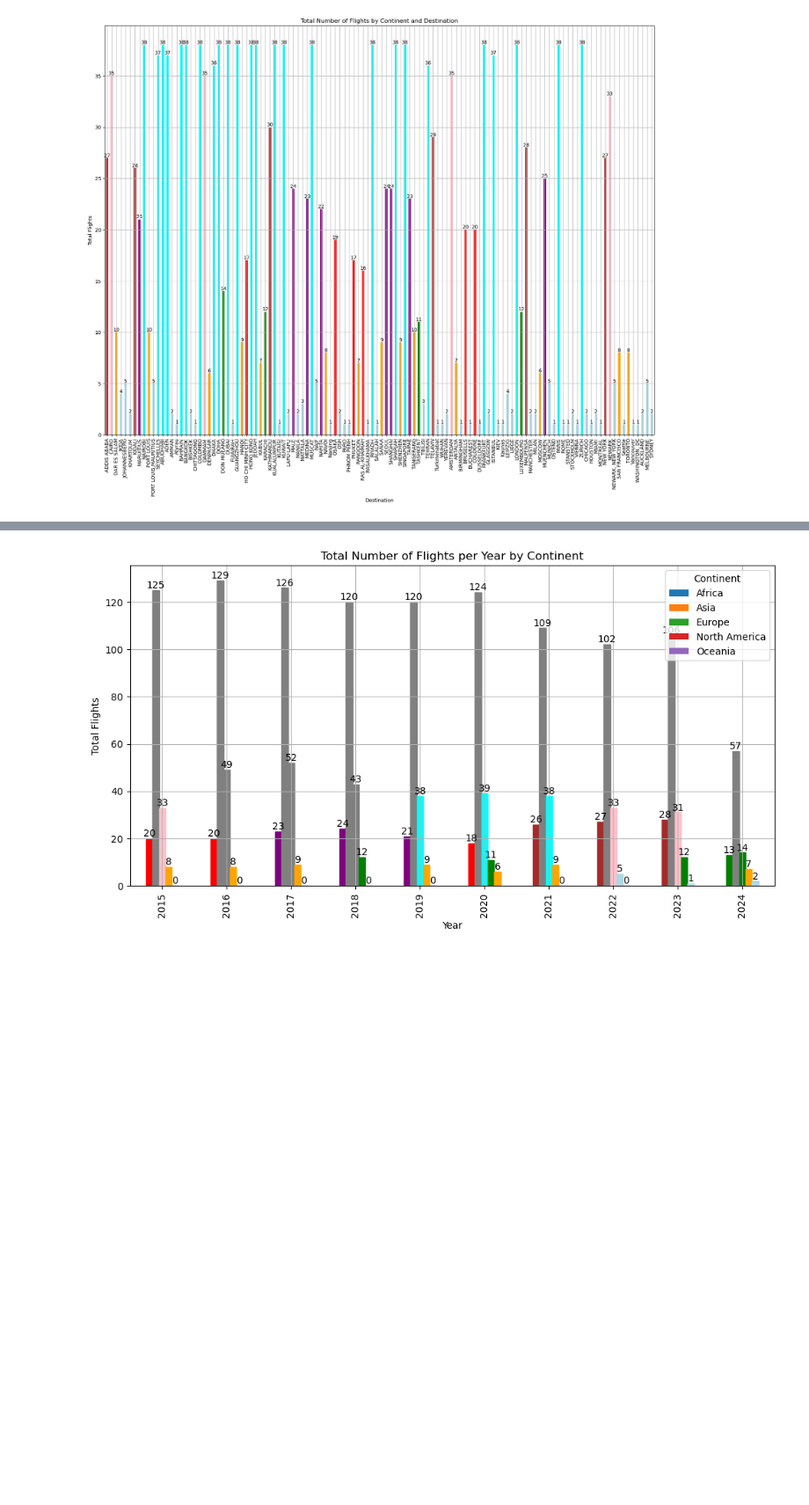
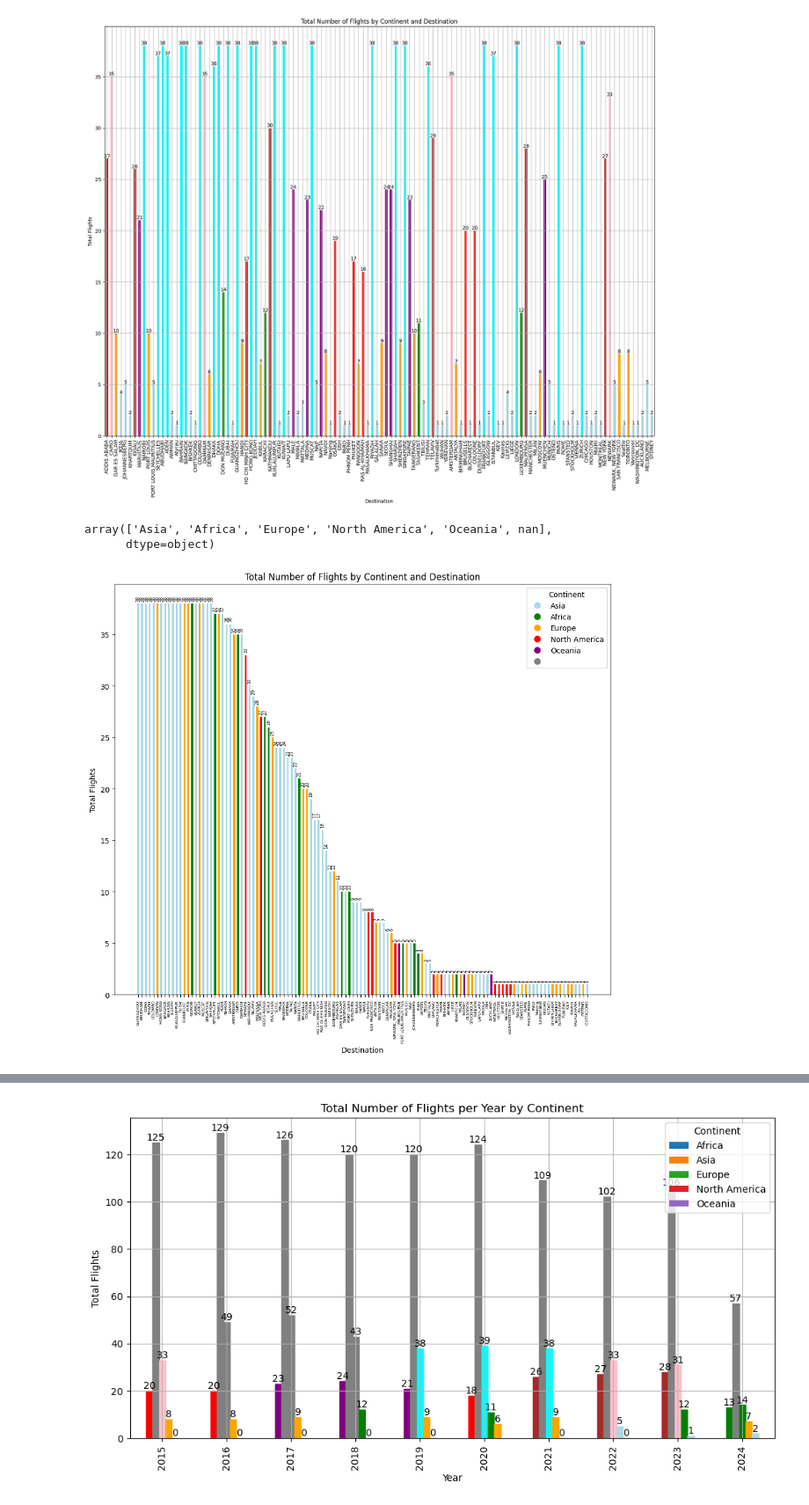
Before and after one commit to rushiraj070/Mumbai_Airport-International_Flight_Analysis, a Jupyter notebook: notebooks/visualization.ipynb, the cells around one changed output, grey strips where cells are left out. Shown at 88% size. Drawn from its saved outputs; the diff is of its cells as text; code cells hidden in the pictures; blank space fills up the shorter version.

Commit message:
Visualized more plots.

```diff
--- a/notebooks/visualization.ipynb
+++ b/notebooks/visualization.ipynb
@@ -384,3 +384,57 @@ for container in ax.containers:
 plt.show()
 # %% [output]
 [figure]
+# %%
+df_flights['Continent'].unique()
+# %% [output]
+array(['Asia', 'Africa', 'Europe', 'North America', 'Oceania', nan],
+      dtype=object)
+# %%
+# Group by Continent and Dest to get total number of flights
+grouped = df_flights.groupby(['Continent', 'Dest']).size().reset_index(name='Total Flights')
+
+# Sort by total number of flights in descending order
+grouped = grouped.sort_values(by='Total Flights', ascending=False)
+
+# Define color mapping based on continent
+color_mapping = {
+    'Asia': 'lightblue',
+    'Africa': 'green',
+    'Europe': 'orange',
+    'North America': 'red',
+    'Oceania': 'purple',
+    None: 'grey'  # For NaN values
+}
+
+# Apply colors based on continent
+colors = grouped['Continent'].map(color_mapping)
+
+# Plotting the bar plot with adjusted width
+fig, ax = plt.subplots(figsize=(12, 10))
+bars = ax.bar(grouped['Dest'], grouped['Total Flights'], color=colors, width=0.5)
+
+# Add legend
+legend_labels = {v: k for k, v in color_mapping.items()}
+handles = [plt.Line2D([0], [0], marker='o', color='w', markerfacecolor=color, markersize=10) for color in color_mapping.values()]
+plt.legend(handles, legend_labels.values(), title='Continent')
+
+plt.title('Total Number of Flights by Continent and Destination')
+plt.xlabel('Destination')
+plt.ylabel('Total Flights')
+plt.xticks(rotation=90, size=5)
+
+# Remove gridlines
+ax.grid(False)
+
+# Add total number of flights at the top of each bar
+for bar in bars:
+    height = bar.get_height()
+    ax.annotate('{}'.format(height),
+                xy=(bar.get_x() + bar.get_width() / 2, height),
+                xytext=(0, 3),  # 3 points vertical offset
+                textcoords="offset points",
+                ha='center', va='bottom', rotation=90, size=6)
+
+plt.show()
+# %% [output]
+[figure, added]
```
Also changed, not shown: parts of 2 cells of this notebook.
